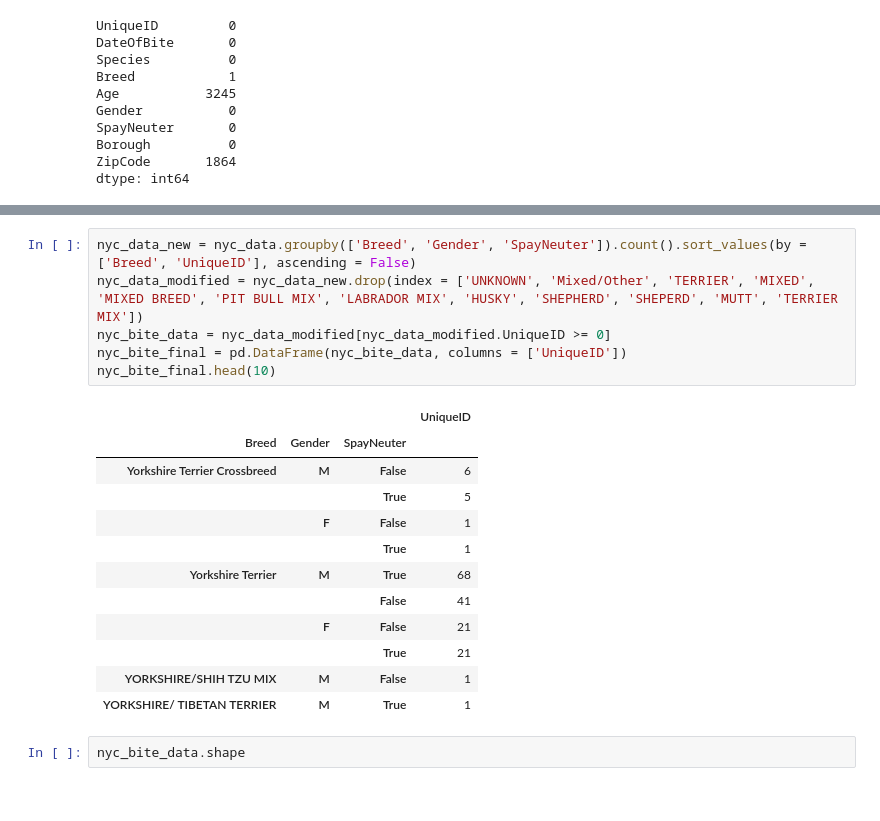
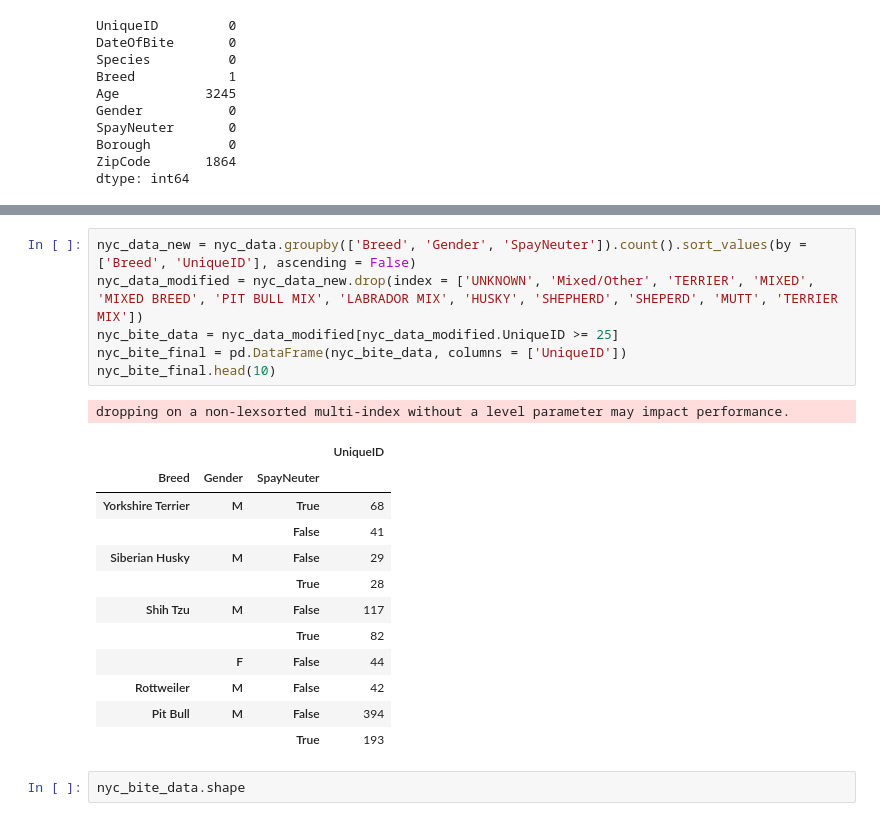
Before and after one commit to DanielleRomanoff/DS-Unit-1-Project_Dog_Bites, a Jupyter notebook: Dog Bites Project Technical.ipynb, the cells around one changed output, grey strips where cells are left out. Drawn from its saved outputs; the diff is of its cells as text.

```diff
--- a/Dog Bites Project Technical.ipynb
+++ b/Dog Bites Project Technical.ipynb
@@ -35,22 +48,23 @@ nyc_data.head()
 # %%
 nyc_data_new = nyc_data.groupby(['Breed', 'Gender', 'SpayNeuter']).count().sort_values(by = ['Breed', 'UniqueID'], ascending = False)
 nyc_data_modified = nyc_data_new.drop(index = ['UNKNOWN', 'Mixed/Other', 'TERRIER', 'MIXED', 'MIXED BREED', 'PIT BULL MIX', 'LABRADOR MIX', 'HUSKY', 'SHEPHERD', 'SHEPERD', 'MUTT', 'TERRIER MIX'])
-nyc_bite_data = nyc_data_modified[nyc_data_modified.UniqueID >= 0]
+nyc_bite_data = nyc_data_modified[nyc_data_modified.UniqueID >= 25]
 nyc_bite_final = pd.DataFrame(nyc_bite_data, columns = ['UniqueID'])
 nyc_bite_final.head(10)
 # %% [output]
+dropping on a non-lexsorted multi-index without a level parameter may impact performance.
 |  |  |  | UniqueID |
 | Breed | Gender | SpayNeuter |  |
-| Yorkshire Terrier Crossbreed | M | False | 6 |
-|  |  | True | 5 |
-|  | F | False | 1 |
-|  |  | True | 1 |
 | Yorkshire Terrier | M | True | 68 |
 |  |  | False | 41 |
-|  | F | False | 21 |
-|  |  | True | 21 |
-| YORKSHIRE/SHIH TZU MIX | M | False | 1 |
-| YORKSHIRE/ TIBETAN TERRIER | M | True | 1 |
+| Siberian Husky | M | False | 29 |
+|  |  | True | 28 |
+| Shih Tzu | M | False | 117 |
+|  |  | True | 82 |
+|  | F | False | 44 |
+| Rottweiler | M | False | 42 |
+| Pit Bull | M | False | 394 |
+|  |  | True | 193 |
 # %%
 nyc_bite_data.shape
 # %% [output]
```
Also changed, not shown: parts of 14 cells of this notebook, 3 other files.
